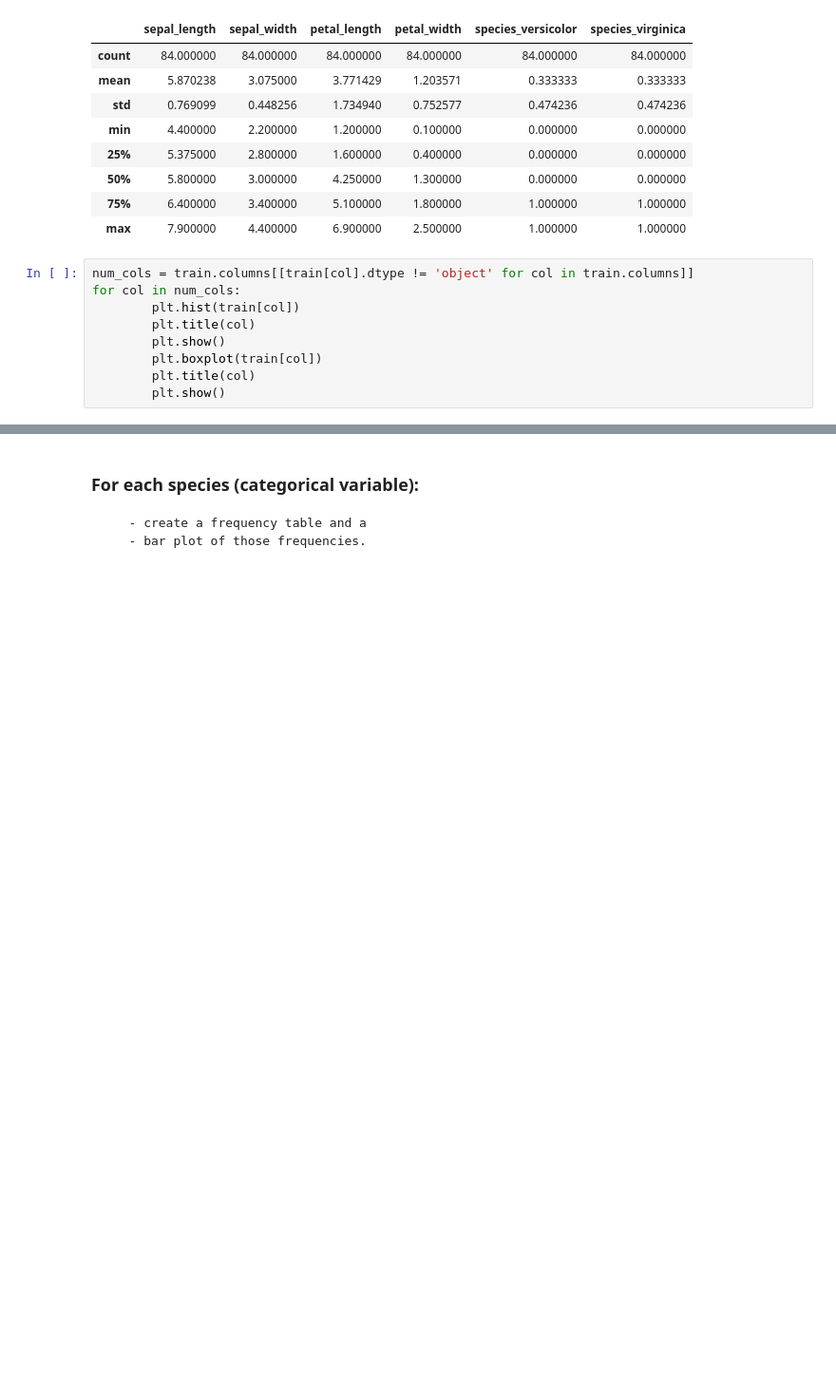
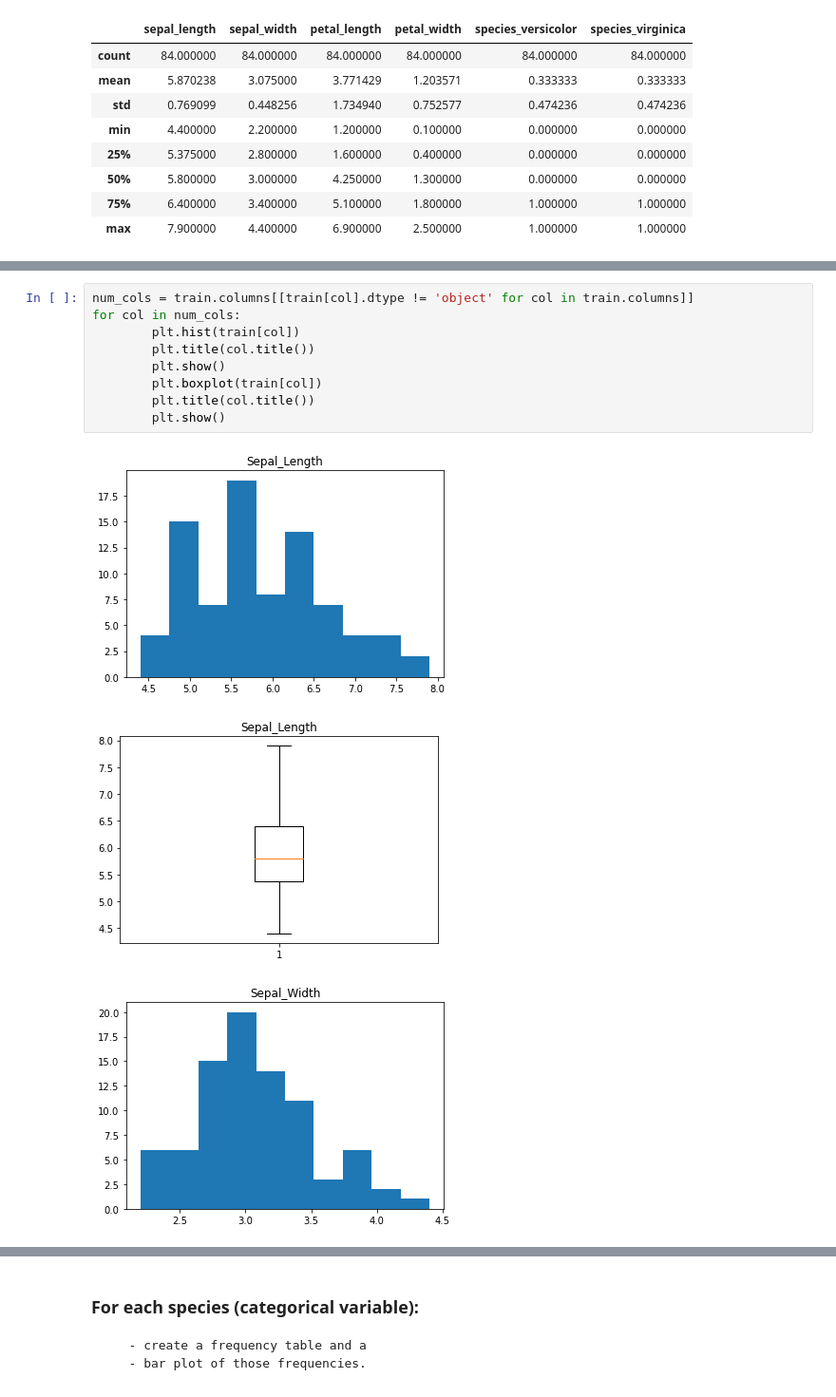
Before and after one commit to rachelrobbinsmayhill/classification-exercises, a Jupyter notebook: explore_exercises.ipynb, the cells around one changed output, grey strips where cells are left out. Shown at 95% size. Drawn from its saved outputs; the diff is of its cells as text; blank space fills up the shorter version.

```diff
--- a/explore_exercises.ipynb
+++ b/explore_exercises.ipynb
@@ -108,12 +121,3 @@ train.describe()
 | 50% | 5.800000 | 3.000000 | 4.250000 | 1.300000 | 0.000000 | 0.000000 |
 | 75% | 6.400000 | 3.400000 | 5.100000 | 1.800000 | 1.000000 | 1.000000 |
 | max | 7.900000 | 4.400000 | 6.900000 | 2.500000 | 1.000000 | 1.000000 |
-# %%
-num_cols = train.columns[[train[col].dtype != 'object' for col in train.columns]]
-for col in num_cols:
-        plt.hist(train[col])
-        plt.title(col)
-        plt.show()
-        plt.boxplot(train[col])
-        plt.title(col)
-        plt.show()
@@ -132,0 +124,13 @@ for col in num_cols:
+# %%
+num_cols = train.columns[[train[col].dtype != 'object' for col in train.columns]]
+for col in num_cols:
+        plt.hist(train[col])
+        plt.title(col.title())
+        plt.show()
+        plt.boxplot(train[col])
+        plt.title(col.title())
+        plt.show()
+# %% [output]
+[figure, added]
+[figure, added]
+[figure, added]
```
Also changed, not shown: parts of 20 cells of this notebook.
